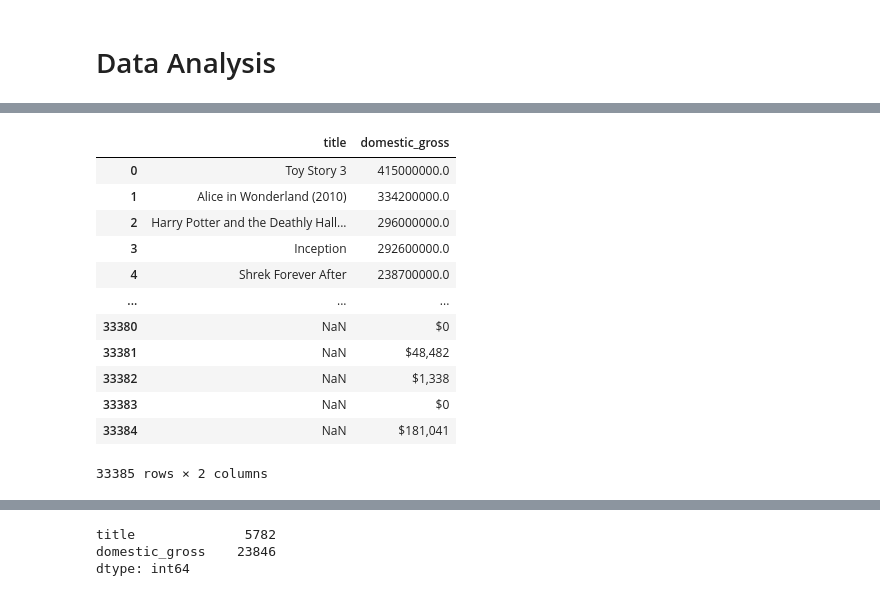
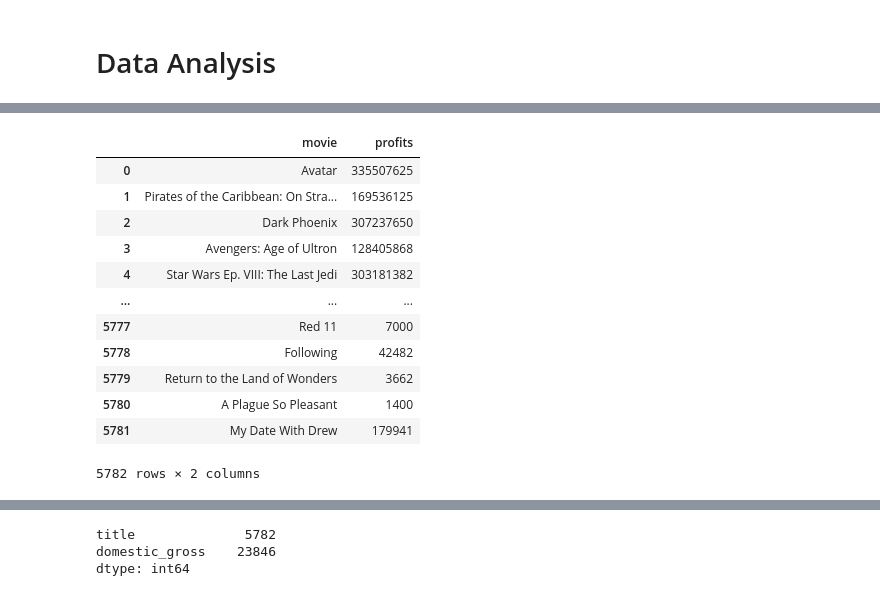
Before and after one commit to sophia14324/dsc-phase-1-project-v2-4, a Jupyter notebook: student.ipynb, the cells around one changed output, grey strips where cells are left out. Cells and saved outputs as stored; diff of their text form; code cells hidden in the pictures.

```diff
--- a/student.ipynb
+++ b/student.ipynb
@@ -431,0 +434,7 @@ dtype: int64
+# %%
+#remove the dollar sign and comma sign of col (production budget) for simpler subtraction of the columns
+
+tn_movie_budgets['production_budget'] = tn_movie_budgets['production_budget'].replace({'$': '', ',': ''}, regex=True)
+
+
+tn_movie_budgets
@@ -431,0 +455,6 @@ dtype: int64
+# %%
+#remove the dollar sign and comma sign of col (domestic gross) for simpler subtraction of the columns
+
+tn_movie_budgets.domestic_gross = tn_movie_budgets.domestic_gross.apply(lambda x:x.replace('$','').replace(',',''))
+
+tn_movie_budgets
@@ -431,0 +475,11 @@ dtype: int64
+# %%
+#float to int
+tn_movie_budgets['domestic_gross'] = tn_movie_budgets['domestic_gross'].astype(int)
+tn_movie_budgets['production_budget'] = tn_movie_budgets['production_budget'].astype(int)
+
+#Profit = absolute value(domestic_gross - production_budget)
+#create a new column called profits and get the absolute values
+
+tn_movie_budgets['profits'] = tn_movie_budgets.apply(lambda x: x['domestic_gross'] - x['production_budget'], axis=1)
+tn_movie_budgets['profits'] = tn_movie_budgets['profits'].abs()
+tn_movie_budgets
@@ -432,21 +500,19 @@ dtype: int64
 # %%
 #create a new dataframe that will isolate other variables but tittle and domestic gross
 
-profitability = df.drop(["studio", "foreign_gross", "year",
-                         "Unnamed: 0", "genre_ids", "id", "original_language", "original_title", "popularity",
-                         "release_date", "vote_average", "vote_count", "movie", "production_budget", "worldwide_gross"], axis =1)
+profitability = tn_movie_budgets.drop(["id", "release_date", "domestic_gross", "production_budget", "worldwide_gross"], axis =1)
 profitability
 # %% [output]
-|  | title | domestic_gross |
-| 0 | Toy Story 3 | 415000000.0 |
-| 1 | Alice in Wonderland (2010) | 334200000.0 |
-| 2 | Harry Potter and the Deathly Hall... | 296000000.0 |
-| 3 | Inception | 292600000.0 |
-| 4 | Shrek Forever After | 238700000.0 |
+|  | movie | profits |
+| 0 | Avatar | 335507625 |
+| 1 | Pirates of the Caribbean: On Stra... | 169536125 |
+| 2 | Dark Phoenix | 307237650 |
+| 3 | Avengers: Age of Ultron | 128405868 |
+| 4 | Star Wars Ep. VIII: The Last Jedi | 303181382 |
 | ... | ... | ... |
-| 33380 | NaN | $0 |
-| 33381 | NaN | $48,482 |
-| 33382 | NaN | $1,338 |
-| 33383 | NaN | $0 |
-| 33384 | NaN | $181,041 |
+| 5777 | Red 11 | 7000 |
+| 5778 | Following | 42482 |
+| 5779 | Return to the Land of Wonders | 3662 |
+| 5780 | A Plague So Pleasant | 1400 |
+| 5781 | My Date With Drew | 179941 |
-33385 rows × 2 columns
+5782 rows × 2 columns
```
Also changed, not shown: parts of 5 cells of this notebook.
